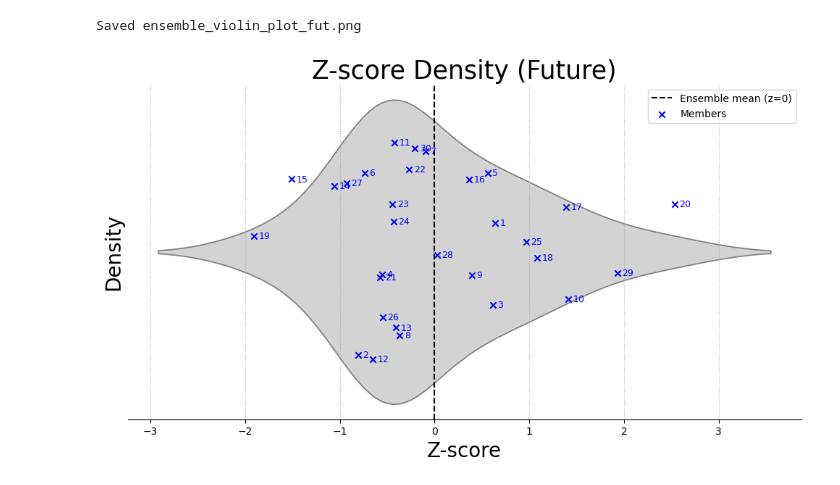
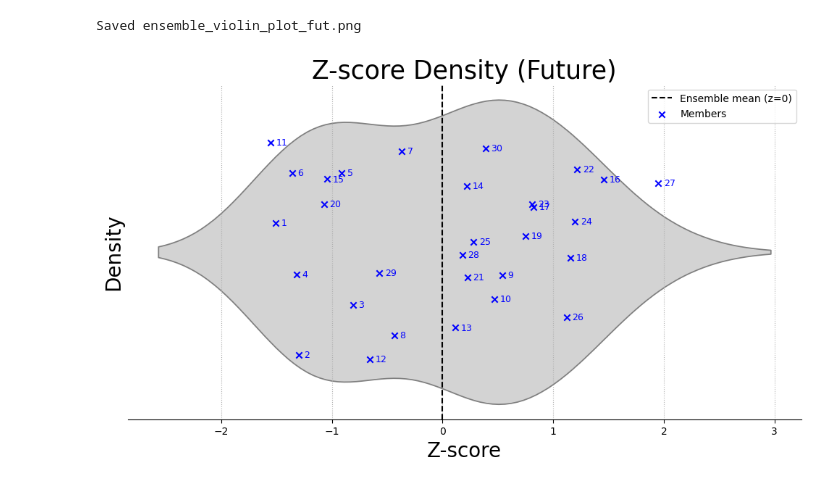
Before and after one commit to soelemaafnan/basic_QA_SPEARMED_precip, a Jupyter notebook: notebooks/violinplot.ipynb, the cells around one changed output. Cells and saved outputs as stored; diff of their text form; code cells hidden in the pictures.

Commit message:
updated plots

```diff
--- a/notebooks/violinplot.ipynb
+++ b/notebooks/violinplot.ipynb
@@ -12,7 +12,7 @@ import os # Added for file existence check
 
 # Dummy data for demonstration if file not found
 try:
-    df = pd.read_csv('ensemble_member_stats_fut_new.csv')
+    df = pd.read_csv('/nbhome/Soelem.Bhuiyan/basic_QA_SPEARMED_precip/outputs/tables/ensemble_member_stats_hist.csv')
 except FileNotFoundError:
     print("Error: 'ensemble_member_stats_hist.csv' not found. Using dummy data for demonstration.")
     data = {
@@ -37,11 +37,11 @@ else:
 
 
 # Calculate ensemble mean and std dev of the means
-mean_of_means = df['mean'].mean()
-std_of_means = df['mean'].std()
+mean_of_means = df['mean_precip_mm_day'].mean()
+std_of_means = df['mean_precip_mm_day'].std()
 
 # Calculate Z-score for each member's mean
-df['mean_z'] = (df['mean'] - mean_of_means) / std_of_means
+df['mean_z'] = (df['mean_precip_mm_day'] - mean_of_means) / std_of_means
 
 # --- 3. Plot 2: Horizontal Violin Plot ---
 
@@ -67,32 +67,32 @@ df['jitter_y'] = np.random.uniform(-0.3, 0.3, len(df))
 
 # Plot all individual members as a scatter plot with blue 'x' markers
 plt.scatter(df['mean_z'], df['jitter_y'],
             marker='x', color='blue', label='Members') # Changed label for clarity
 
 # Add text labels for ALL points in blue
 for _, row in df.iterrows():
     plt.text(row['mean_z'] + 0.05, row['jitter_y'], int(row['member_index']),
              fontsize=9, color='blue', ha='left', va='center')
 
 # --- MODIFICATION END ---
 
 # Final plot formatting
 plt.title('Z-score Density (Future)', fontsize=25)
 plt.xlabel('Z-score', fontsize=20)
 plt.ylabel('Density', fontsize=20)
 plt.yticks([]) # Remove y-axis ticks
 plt.legend()
 plt.grid(True, linestyle=':', axis='x')
 sns.despine(left=True) # Remove left y-axis spine
 
 # Only save if we loaded the real file
 if 'member' in df.columns and 'pp_ens_01' in df['member'].values: # Simple check for real data
-    plt.savefig("ensemble_violin_plot_fut.png")
+    plt.savefig("ensemble_mean_violin_plot_hist.png")
     print("Saved ensemble_violin_plot_fut.png")
 else:
     print("Plot generated, but not saved (using dummy data).")
 
 # plt.show() # Use plt.show() to display interactively
 # %% [output]
 Saved ensemble_violin_plot_fut.png
-[figure, old version]
+[figure, new version]
```
Also changed, not shown: 28 other files.
